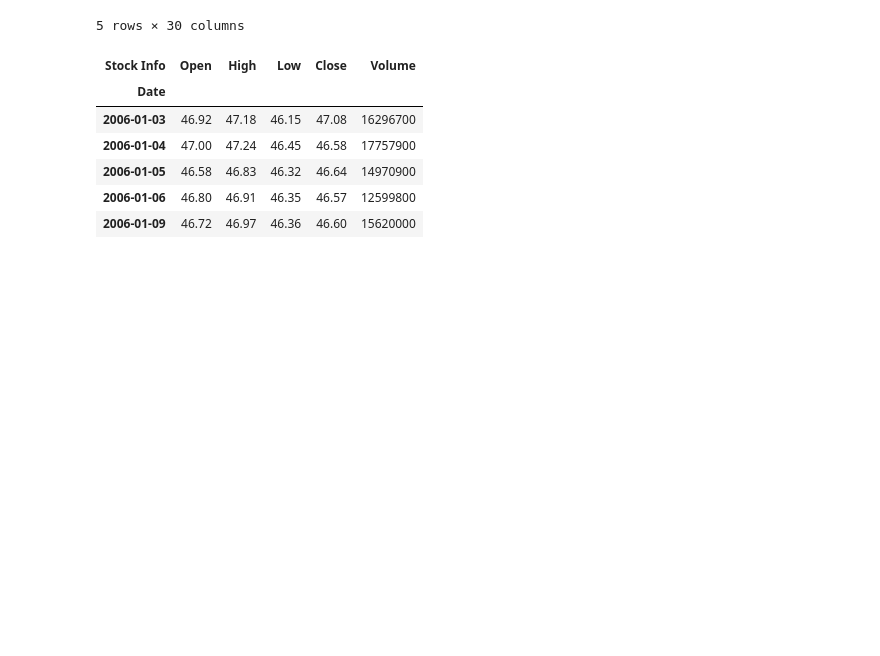
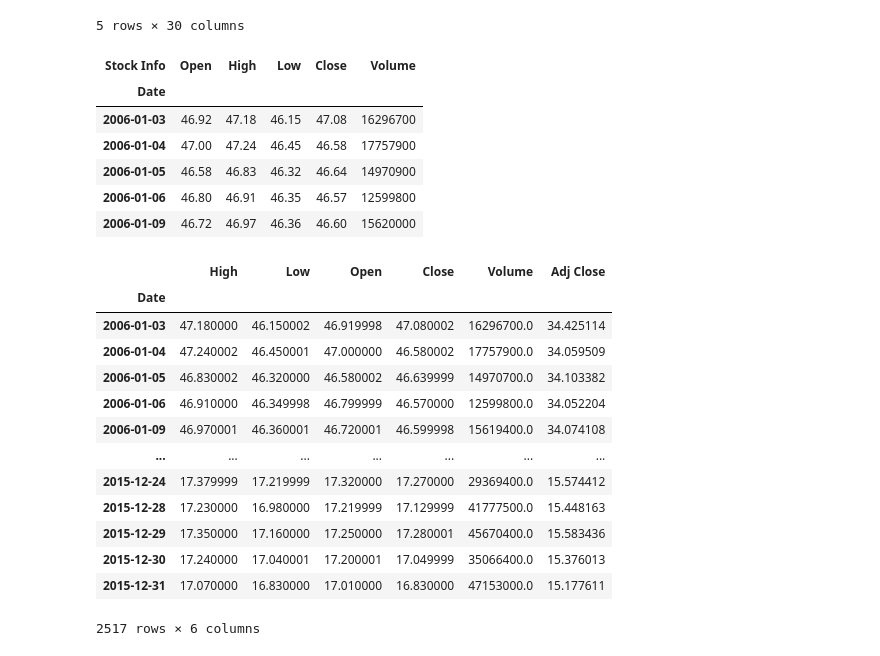
Before and after one commit to MatthewJLeech/Stocks-Data-Analytics-Project, a Jupyter notebook: Capstone Project - Banks.ipynb, the cells around one changed output. Drawn from its saved outputs; the diff is of its cells as text; code cells hidden in the pictures; blank space fills up the shorter version.

```diff
--- a/Capstone Project - Banks.ipynb
+++ b/Capstone Project - Banks.ipynb
@@ -27,3 +28,27 @@ df['BAC'].head()
 | 2006-01-05 | 46.58 | 46.83 | 46.32 | 46.64 | 14970900 |
 | 2006-01-06 | 46.80 | 46.91 | 46.35 | 46.57 | 12599800 |
 | 2006-01-09 | 46.72 | 46.97 | 46.36 | 46.60 | 15620000 |
+# %%
+#Settinng a start and end variable for the length of analysis
+start = datetime.datetime(2006,1,1)
+end = datetime.datetime(2016,1,1)
+# %%
+#Using pandas_DataReader we are able to use Yahoo finance to get stock information and create a dataframe
+BAC = data.DataReader('BAC','yahoo',start,end)
+# %%
+BAC
+# %% [output]
+|  | High | Low | Open | Close | Volume | Adj Close |
+| Date |  |  |  |  |  |  |
+| 2006-01-03 | 47.180000 | 46.150002 | 46.919998 | 47.080002 | 16296700.0 | 34.425114 |
+| 2006-01-04 | 47.240002 | 46.450001 | 47.000000 | 46.580002 | 17757900.0 | 34.059509 |
+| 2006-01-05 | 46.830002 | 46.320000 | 46.580002 | 46.639999 | 14970700.0 | 34.103382 |
+| 2006-01-06 | 46.910000 | 46.349998 | 46.799999 | 46.570000 | 12599800.0 | 34.052204 |
+| 2006-01-09 | 46.970001 | 46.360001 | 46.720001 | 46.599998 | 15619400.0 | 34.074108 |
+| ... | ... | ... | ... | ... | ... | ... |
+| 2015-12-24 | 17.379999 | 17.219999 | 17.320000 | 17.270000 | 29369400.0 | 15.574412 |
+| 2015-12-28 | 17.230000 | 16.980000 | 17.219999 | 17.129999 | 41777500.0 | 15.448163 |
+| 2015-12-29 | 17.350000 | 17.160000 | 17.250000 | 17.280001 | 45670400.0 | 15.583436 |
+| 2015-12-30 | 17.240000 | 17.040001 | 17.200001 | 17.049999 | 35066400.0 | 15.376013 |
+| 2015-12-31 | 17.070000 | 16.830000 | 17.010000 | 16.830000 | 47153000.0 | 15.177611 |
+2517 rows × 6 columns
```
Also changed, not shown: parts of 15 cells of this notebook.
